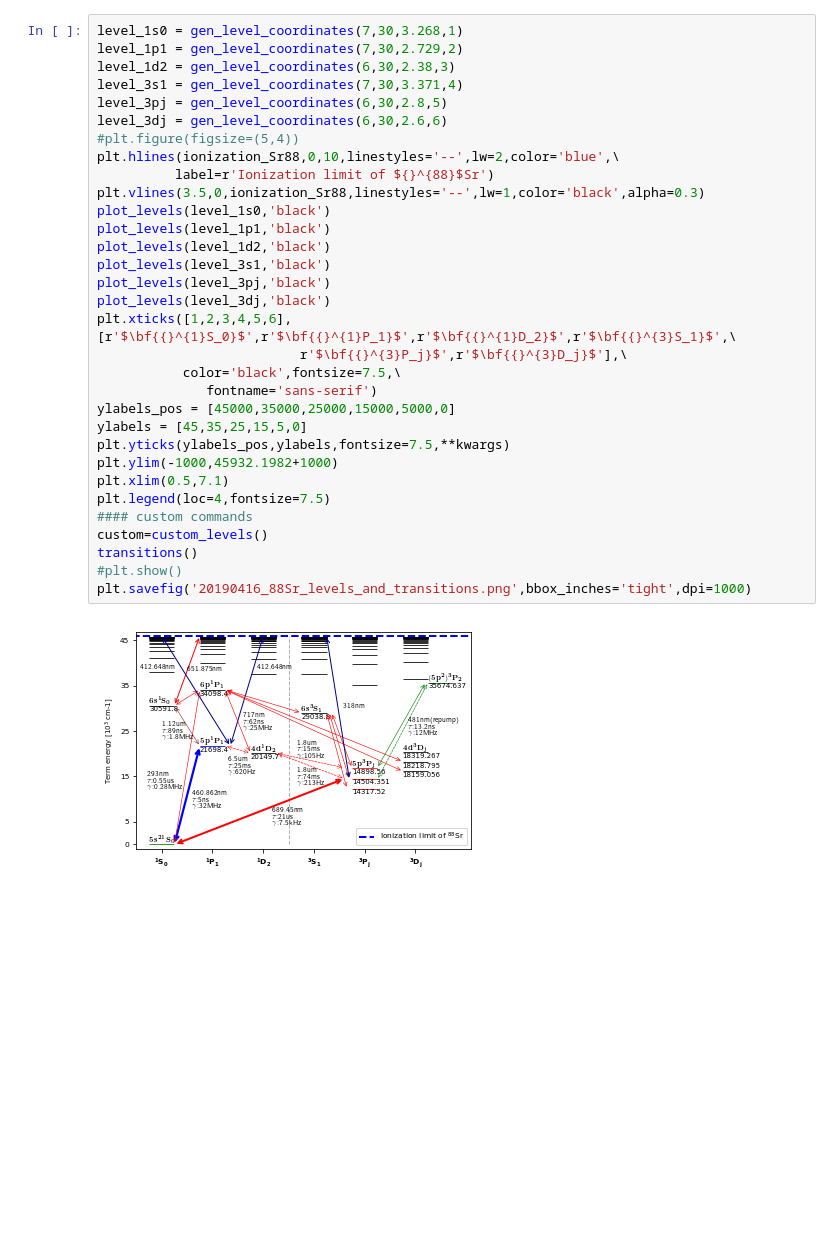
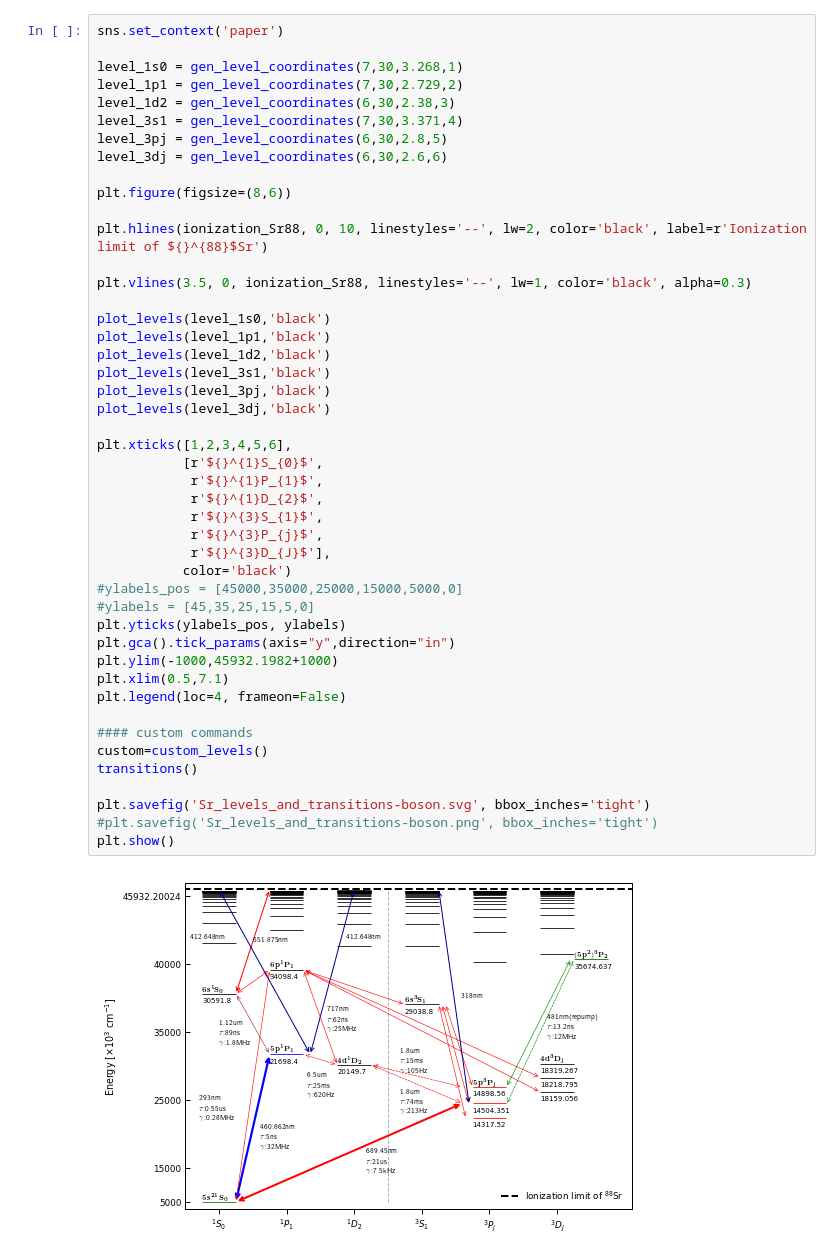
Before and after one commit to KillianRice/strontium_level_diagram, a Jupyter notebook: gross_structure/gross_structure.ipynb, the cells around one changed output. Drawn from its saved outputs; the diff is of its cells as text; blank space fills up the shorter version.

```diff
--- a/gross_structure/gross_structure.ipynb
+++ b/gross_structure/gross_structure.ipynb
@@ -81,37 +88,51 @@ def transitions():
 # %%
+sns.set_context('paper')
+
 level_1s0 = gen_level_coordinates(7,30,3.268,1)
 level_1p1 = gen_level_coordinates(7,30,2.729,2)
 level_1d2 = gen_level_coordinates(6,30,2.38,3)
 level_3s1 = gen_level_coordinates(7,30,3.371,4)
 level_3pj = gen_level_coordinates(6,30,2.8,5)
 level_3dj = gen_level_coordinates(6,30,2.6,6)
-#plt.figure(figsize=(5,4))
-plt.hlines(ionization_Sr88,0,10,linestyles='--',lw=2,color='blue',\
-          label=r'Ionization limit of ${}^{88}$Sr')
-plt.vlines(3.5,0,ionization_Sr88,linestyles='--',lw=1,color='black',alpha=0.3)
+
+plt.figure(figsize=(8,6))
+
+plt.hlines(ionization_Sr88, 0, 10, linestyles='--', lw=2, color='black', label=r'Ionization limit of ${}^{88}$Sr')
+
+plt.vlines(3.5, 0, ionization_Sr88, linestyles='--', lw=1, color='black', alpha=0.3)
+
 plot_levels(level_1s0,'black')
 plot_levels(level_1p1,'black')
 plot_levels(level_1d2,'black')
 plot_levels(level_3s1,'black')
 plot_levels(level_3pj,'black')
 plot_levels(level_3dj,'black')
-plt.xticks([1,2,3,4,5,6],[r'$\bf{{}^{1}S_0}$',r'$\bf{{}^{1}P_1}$',r'$\bf{{}^{1}D_2}$',r'$\bf{{}^{3}S_1}$',\
-                          r'$\bf{{}^{3}P_j}$',r'$\bf{{}^{3}D_j}$'],\
-           color='black',fontsize=7.5,\
-              fontname='sans-serif')
-ylabels_pos = [45000,35000,25000,15000,5000,0]
-ylabels = [45,35,25,15,5,0]
-plt.yticks(ylabels_pos,ylabels,fontsize=7.5,**kwargs)
+
+plt.xticks([1,2,3,4,5,6],
+           [r'${}^{1}S_{0}$',
+            r'${}^{1}P_{1}$',
+            r'${}^{1}D_{2}$',
+            r'${}^{3}S_{1}$',
+            r'${}^{3}P_{j}$',
+            r'${}^{3}D_{J}$'],
+           color='black')
+#ylabels_pos = [45000,35000,25000,15000,5000,0]
+#ylabels = [45,35,25,15,5,0]
+plt.yticks(ylabels_pos, ylabels)
+plt.gca().tick_params(axis="y",direction="in")
 plt.ylim(-1000,45932.1982+1000)
 plt.xlim(0.5,7.1)
-plt.legend(loc=4,fontsize=7.5)
+plt.legend(loc=4, frameon=False)
+
 #### custom commands
 custom=custom_levels()
 transitions()
-#plt.show()
-plt.savefig('20190416_88Sr_levels_and_transitions.png',bbox_inches='tight',dpi=1000)
+
+plt.savefig('Sr_levels_and_transitions-boson.svg', bbox_inches='tight')
+#plt.savefig('Sr_levels_and_transitions-boson.png', bbox_inches='tight')
+plt.show()
 # %% [output]
-[figure, old version]
+[figure, new version]
 # %%
 level_1s0 = gen_level_coordinates(49,60,3.268,1)
 level_1p1 = gen_level_coordinates(49,60,2.729,2)
```
Also changed, not shown: parts of 3 cells of this notebook, 5 other files.
